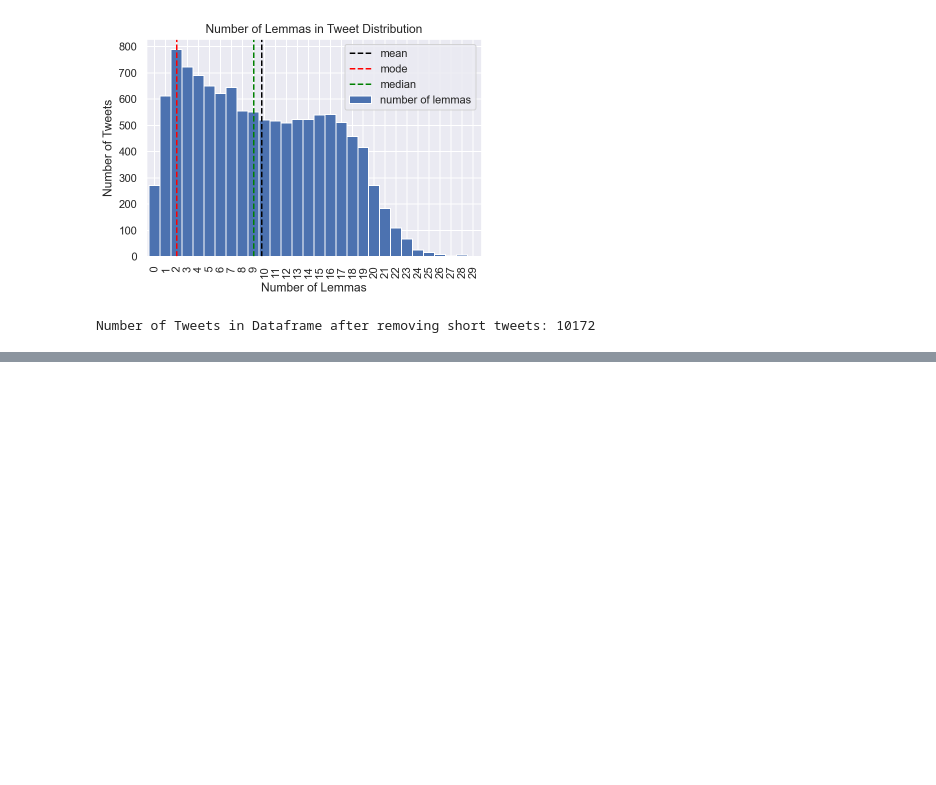
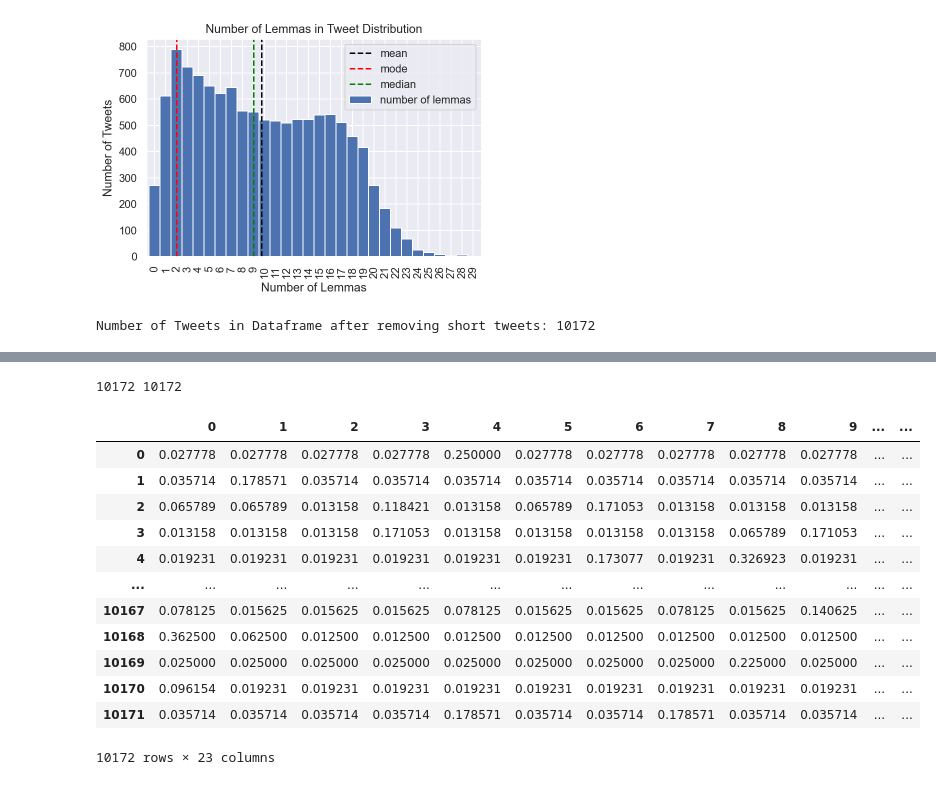
Before and after one commit to saizk/NLP-with-Spanish-Politicians-Tweets, a Jupyter notebook: data_analysis.ipynb, the cells around one changed output, grey strips where cells are left out. Saved outputs shown, nothing was run; the diff lists cells and outputs as text; code cells hidden in the pictures; blank space fills up the shorter version.

Commit message:
above y below set 7699

```diff
--- a/data_analysis.ipynb
+++ b/data_analysis.ipynb
@@ -229,19 +229,19 @@ prev_dic = copy.copy(token_dic)
 prev_tokens = len(token_dic)
 
 
-print('The dictionary contained', prev_tokens, 'terms')
+# print('The dictionary contained', prev_tokens, 'terms')
 
-for i in no_below_list:
+# for i in no_below_list:
 
-    for j in no_above_list:
+#     for j in no_above_list:
 
-        token_dic = Dictionary(tweets_corpus)
+#         token_dic = Dictionary(tweets_corpus)
 
-        token_dic.filter_extremes(no_below=i,no_above=j)
+#         token_dic.filter_extremes(no_below=i,no_above=j)
 
-        n_tokens = len(token_dic)
+#         n_tokens = len(token_dic)
 
-        print(n_tokens, 'terms |no_below = ', i, "| no_above = ", j)
+#         print(n_tokens, 'terms |no_below = ', i, "| no_above = ", j)
 
 
 
@@ -269,8 +275,4 @@ The dictionary contained 16554 terms
 # %%
-token_dic = prev_dic
-
-print('The dictionary contains', len(token_dic), 'terms')
-
 
 # BOW: Transform list of tokens into list of tuples (token id, token # of occurrences)
 
@@ -282,8 +284,8 @@ from gensim.models.wrappers import LdaMallet
 import os
 
 os.environ['MALLET_HOME'] = r'C:/mallet'
-#mallet_path = 'C:/mallet/bin/mallet'
-mallet_path = '/Users/bernardobouzas/Downloads/mallet-2.0.8/bin/mallet'
+mallet_path = 'C:/mallet/bin/mallet'
+# mallet_path = '/Users/bernardobouzas/Downloads/mallet-2.0.8/bin/mallet'
 
 ldamallet = LdaMallet(
     mallet_path,
@@ -329,0 +325,32 @@ for i in range(len(data)):
+# %%
+# print(list(ldamallet.load_document_topics()))
+# print(len(list(ldamallet.load_document_topics())))
+
+
+rec = []
+for topic in ldamallet.load_document_topics():
+    rec.append([value[1] for value in topic])
+
+df = pd.DataFrame(rec)
+
+print(len(df),len(data))
+
+df['Likes'] = data["Likes"]
+df['Retweets'] = data["Retweets"]
+df["Party"] = data["Party"]
+df
+# %% [output]
+10172 10172
+|  | 0 | 1 | 2 | 3 | 4 | 5 | 6 | 7 | 8 | 9 | ... | ... |
+| 0 | 0.027778 | 0.027778 | 0.027778 | 0.027778 | 0.250000 | 0.027778 | 0.027778 | 0.027778 | 0.027778 | 0.027778 | ... | ... |
+| 1 | 0.035714 | 0.178571 | 0.035714 | 0.035714 | 0.035714 | 0.035714 | 0.035714 | 0.035714 | 0.035714 | 0.035714 | ... | ... |
+| 2 | 0.065789 | 0.065789 | 0.013158 | 0.118421 | 0.013158 | 0.065789 | 0.171053 | 0.013158 | 0.013158 | 0.013158 | ... | ... |
+| 3 | 0.013158 | 0.013158 | 0.013158 | 0.171053 | 0.013158 | 0.013158 | 0.013158 | 0.013158 | 0.065789 | 0.171053 | ... | ... |
+| 4 | 0.019231 | 0.019231 | 0.019231 | 0.019231 | 0.019231 | 0.019231 | 0.173077 | 0.019231 | 0.326923 | 0.019231 | ... | ... |
+| ... | ... | ... | ... | ... | ... | ... | ... | ... | ... | ... | ... | ... |
+| 10167 | 0.078125 | 0.015625 | 0.015625 | 0.015625 | 0.078125 | 0.015625 | 0.015625 | 0.078125 | 0.015625 | 0.140625 | ... | ... |
+| 10168 | 0.362500 | 0.062500 | 0.012500 | 0.012500 | 0.012500 | 0.012500 | 0.012500 | 0.012500 | 0.012500 | 0.012500 | ... | ... |
+| 10169 | 0.025000 | 0.025000 | 0.025000 | 0.025000 | 0.025000 | 0.025000 | 0.025000 | 0.025000 | 0.225000 | 0.025000 | ... | ... |
+| 10170 | 0.096154 | 0.019231 | 0.019231 | 0.019231 | 0.019231 | 0.019231 | 0.019231 | 0.019231 | 0.019231 | 0.019231 | ... | ... |
+| 10171 | 0.035714 | 0.035714 | 0.035714 | 0.035714 | 0.178571 | 0.035714 | 0.035714 | 0.178571 | 0.035714 | 0.035714 | ... | ... |
+10172 rows × 23 columns
```
Also changed, not shown: parts of 7 cells of this notebook.
